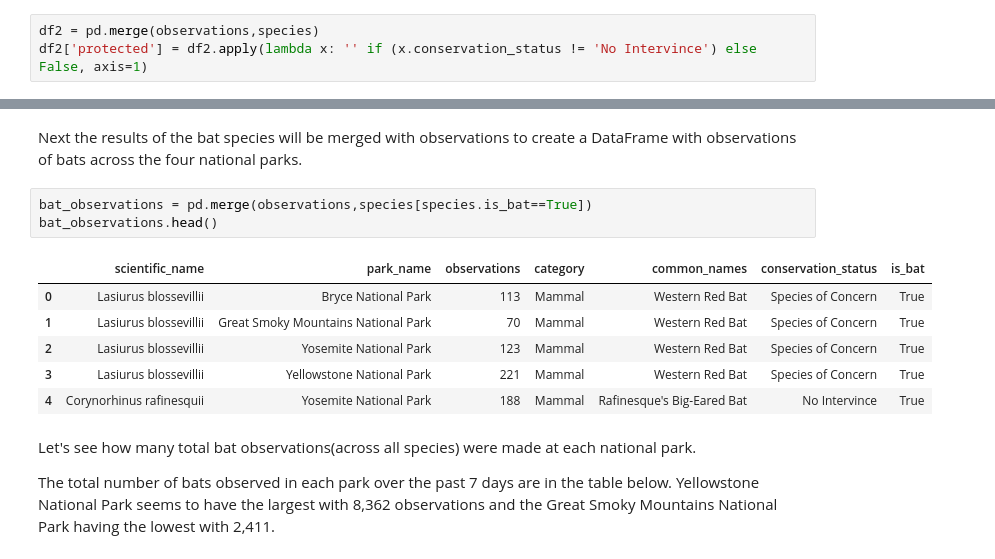
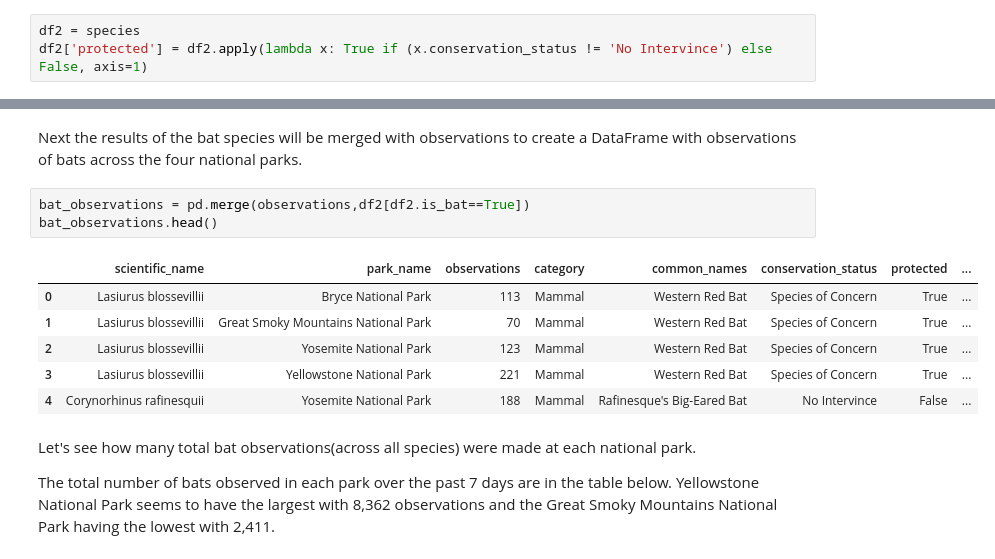
Before and after one commit to Nanyka/DataScience, a Jupyter notebook: Portfolio/PortfolioProject_Biodiversity_Starter/biodiversity.ipynb, the cells around one changed output, grey strips where cells are left out. Drawn from its saved outputs; the diff is of its cells as text.

```diff
--- a/Portfolio/PortfolioProject_Biodiversity_Starter/biodiversity.ipynb
+++ b/Portfolio/PortfolioProject_Biodiversity_Starter/biodiversity.ipynb
@@ -351,6 +350,6 @@ plt.show()
 # %% [markdown]
 A specy is defined as endangered when its conservation status is any but not 'No Intevention'. Those under-risk species should be assembly in **Protected group** with 'True' value while the animals in the opposite status might be set as 'False'
 # %%
-df2 = pd.merge(observations,species)
-df2['protected'] = df2.apply(lambda x: '' if (x.conservation_status != 'No Intervince') else False, axis=1)
+df2 = species
+df2['protected'] = df2.apply(lambda x: True if (x.conservation_status != 'No Intervince') else False, axis=1)
 # %%
@@ -521,15 +517,15 @@ species[species.is_bat == True]
 # %% [markdown]
 Next the results of the bat species will be merged with observations to create a DataFrame with observations of bats across the four national parks.
 # %%
-bat_observations = pd.merge(observations,species[species.is_bat==True])
+bat_observations = pd.merge(observations,df2[df2.is_bat==True])
 bat_observations.head()
 # %% [output]
-|  | scientific_name | park_name | observations | category | common_names | conservation_status | is_bat |
-| 0 | Lasiurus blossevillii | Bryce National Park | 113 | Mammal | Western Red Bat | Species of Concern | True |
-| 1 | Lasiurus blossevillii | Great Smoky Mountains National Park | 70 | Mammal | Western Red Bat | Species of Concern | True |
-| 2 | Lasiurus blossevillii | Yosemite National Park | 123 | Mammal | Western Red Bat | Species of Concern | True |
-| 3 | Lasiurus blossevillii | Yellowstone National Park | 221 | Mammal | Western Red Bat | Species of Concern | True |
-| 4 | Corynorhinus rafinesquii | Yosemite National Park | 188 | Mammal | Rafinesque's Big-Eared Bat | No Intervince | True |
+|  | scientific_name | park_name | observations | category | common_names | conservation_status | protected | ... |
+| 0 | Lasiurus blossevillii | Bryce National Park | 113 | Mammal | Western Red Bat | Species of Concern | True | ... |
+| 1 | Lasiurus blossevillii | Great Smoky Mountains National Park | 70 | Mammal | Western Red Bat | Species of Concern | True | ... |
+| 2 | Lasiurus blossevillii | Yosemite National Park | 123 | Mammal | Western Red Bat | Species of Concern | True | ... |
+| 3 | Lasiurus blossevillii | Yellowstone National Park | 221 | Mammal | Western Red Bat | Species of Concern | True | ... |
+| 4 | Corynorhinus rafinesquii | Yosemite National Park | 188 | Mammal | Rafinesque's Big-Eared Bat | No Intervince | False | ... |
 # %% [markdown]
 Let's see how many total bat observations(across all species) were made at each national park.
 
```
Also changed, not shown: parts of 14 cells of this notebook, 1 other file.
